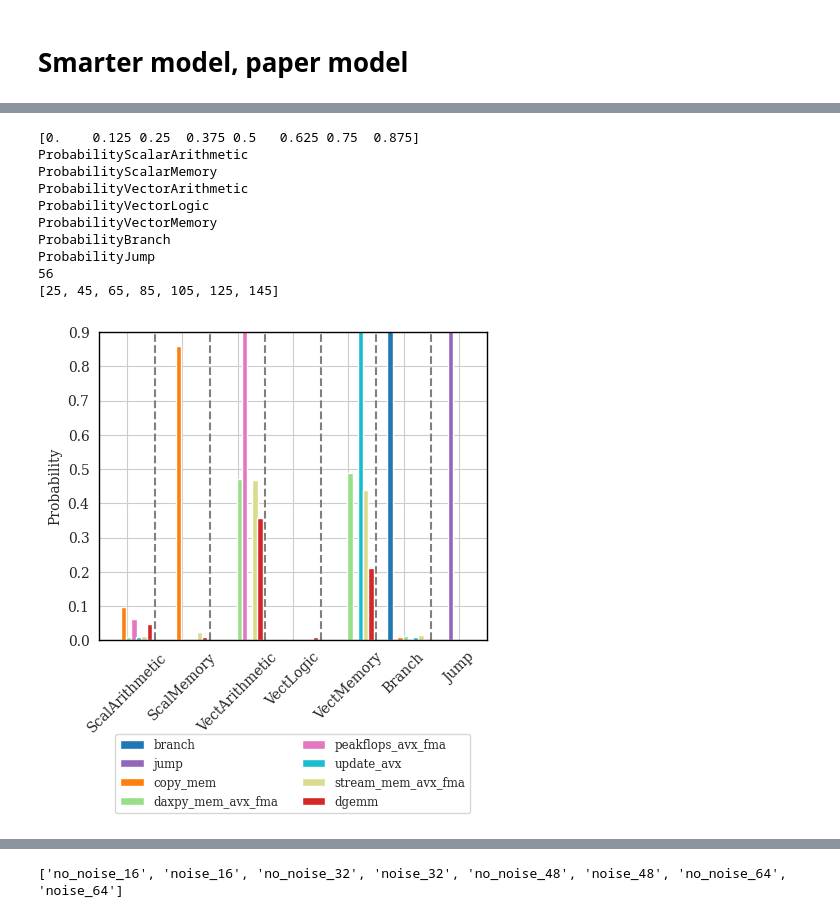
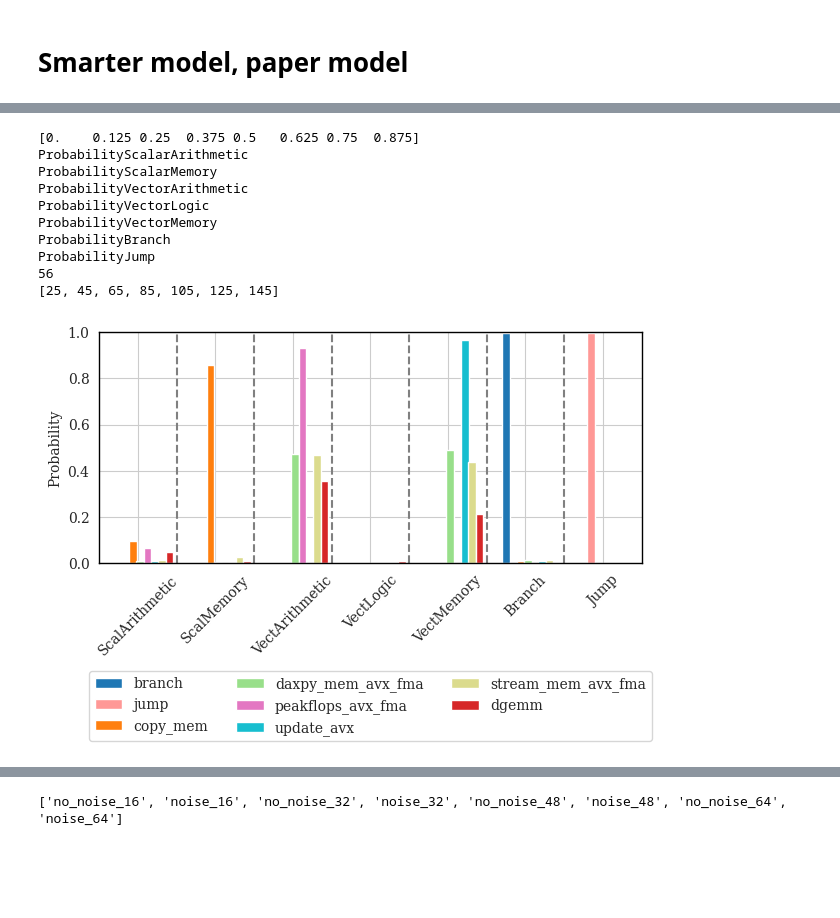
Before and after one commit to NiccoloTosato/PowerBenchmarks, a Jupyter notebook: final_plot_model.ipynb, the cells around one changed output, grey strips where cells are left out. Saved outputs shown, nothing was run; the diff lists cells and outputs as text; code cells hidden in the pictures; blank space fills up the shorter version.

```diff
--- a/final_plot_model.ipynb
+++ b/final_plot_model.ipynb
@@ -47,7 +47,6 @@ def merge_var(df):
        'ProbabilityRegisterVectorLogic',
        'ProbabilityMemUpdateUnclassifiedArithmetic',
        'ProbabilityMemUpdateVectorArithmetic',
-       'ProbabilityRegisterUnclassifiedLogic',
        'ProbabilityMemLoadUnclassifiedLogic',
        'ProbabilityMemStoreUnclassifiedArithmetic',
        'ProbabilityRegisterUnclassifiedMemory',
@@ -264,7 +256,7 @@ exp_list=['branch','jump','copy','copy_mem','copy_mem_avx',
 df=df[df["name"].isin(exp_list)]
 df["total_power"]=df["PSUPower0"]+df["PSUPower1"]
 df["total_socket"]=df["SocketPower0"]+df["SocketPower1"]
-plt.figure(figsize=(5,4))
+plt.rcParams['figure.figsize'] = 3.5, 3
 
 for source in ['total_power', 'total_socket']:
 
@@ -308,12 +300,8 @@ for source in ['total_power', 'total_socket']:
     handles, labels = plt.gca().get_legend_handles_labels()
     by_label = dict(zip(labels, handles))
 
-    handle=plt.legend(by_label.values(), by_label.keys(),bbox_to_anchor=(0.5, -0.54),ncol=3, loc="lower center",fontsize=7)
+    #handle=plt.legend(by_label.values(), by_label.keys(),bbox_to_anchor=(0.5, -0.85),ncol=2, loc="lower center")
 
-    for lh in handle.legendHandles:
-        if "Bisector" in lh.get_label():
-            continue
-        lh.set_alpha(1)
     plt.savefig(f"{source}.pdf", bbox_inches='tight', format='pdf')
     plt.show()
 # %% [output]
@@ -347,7 +335,8 @@ name_to_color = assign_colors(df["name"])
 
 jitter=np.array([i/len(tests) for i in range(0,len(tests))])
 print(jitter)
-plt.figure(figsize=(5,4))
+#plt.rcParams['figure.figsize'] = 4, 3.5
+plt.rcParams['figure.figsize'] = 7, 3
 offset=0
 ticks=list()
 for var in independent_variables:
@@ -355,37 +344,37 @@ for var in independent_variables:
     offset+=20
     for test in tests:
         y.append(df[(df["cores"]==32) & (df["name"]==test)][var].mean()/100)
     plt.bar(jitter*15+offset,y,width=2.0,label=tests,color=[name_to_color[t] for t in tests])
     ticks.append(offset+5)
     print(var)
 
 handles, labels = plt.gca().get_legend_handles_labels()
 print(len(handles))
 by_label = dict(zip(labels, handles))
 
-plt.legend(by_label.values(), by_label.keys(),bbox_to_anchor=(0.5, -0.58),ncol=2, loc="lower center",fontsize=8.5)
+plt.legend(by_label.values(), by_label.keys(),bbox_to_anchor=(0.5, -0.8),ncol=3, loc="lower center")
 print(ticks)
 plt.xticks(ticks=ticks, labels=column_name_probability_labels,rotation=45)
 #plt.xlabel("Instruction type")
 plt.ylabel("Probability")
 plt.xlim([15, 155])
-plt.ylim([0, 0.9])
+plt.ylim([0, 1.0])
 
 for i in range(len(ticks) - 1):
-    plt.vlines(ticks[i] + 10, ymin=0, ymax=0.9, colors='gray', linestyles='dashed')
+    plt.vlines(ticks[i] + 10, ymin=0, ymax=1.0, colors='gray', linestyles='dashed')
 plt.savefig("histogram.pdf", bbox_inches='tight')
 # %% [output]
 [0.    0.125 0.25  0.375 0.5   0.625 0.75  0.875]
 ProbabilityScalarArithmetic
 ProbabilityScalarMemory
 ProbabilityVectorArithmetic
 ProbabilityVectorLogic
 ProbabilityVectorMemory
 ProbabilityBranch
 ProbabilityJump
 56
 [25, 45, 65, 85, 105, 125, 145]
-[figure, old version]
+[figure, new version]
 # %%
 def load_df_list_noise():
     directory_list=["results_amd_1500/no-noise","results_amd_1500/noise"]
```
Also changed, not shown: parts of 6 cells of this notebook.
